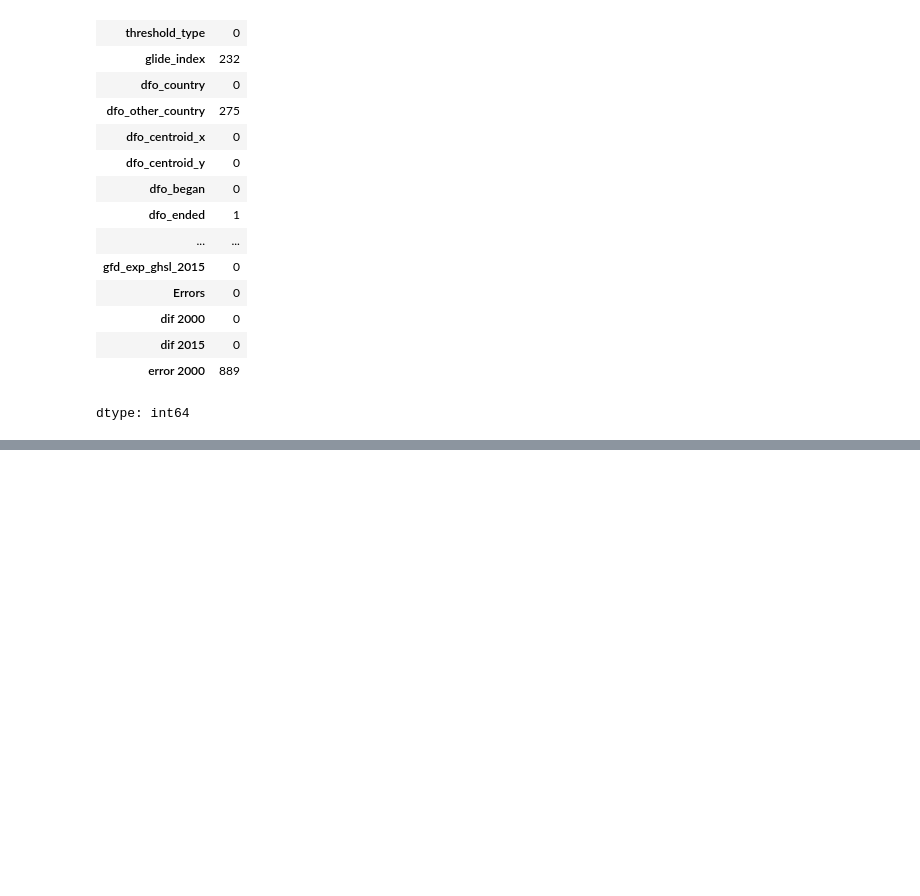
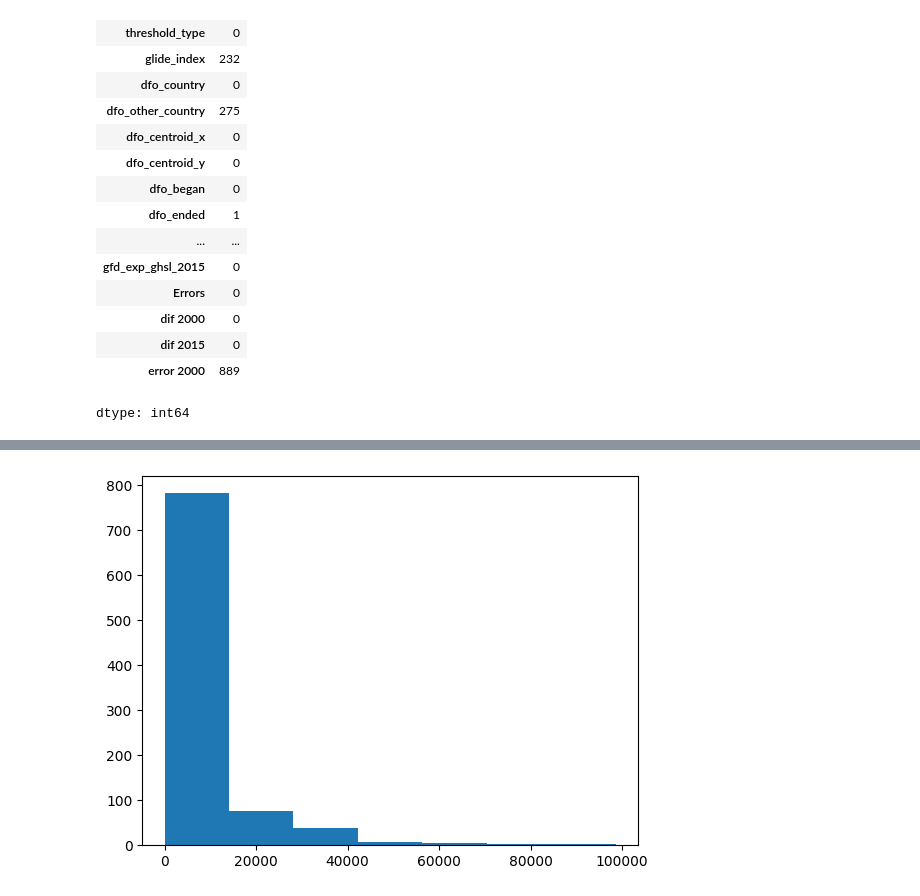
Before and after one commit to BunyanutIn/BSC_DPDM2025, a Jupyter notebook: Ch3_Data_Preprocessing.ipynb, the cells around one changed output, grey strips where cells are left out. Saved outputs shown, nothing was run; the diff lists cells and outputs as text; code cells hidden in the pictures; blank space fills up the shorter version.

```diff
--- a/Ch3_Data_Preprocessing.ipynb
+++ b/Ch3_Data_Preprocessing.ipynb
@@ -214,0 +263,4 @@ dtype: int64
+# %%
+outputhist = plt.hist(flood['gfd_area'],bins=7)
+# %% [output]
+[figure, added]
```
Also changed, not shown: parts of 32 cells of this notebook.
